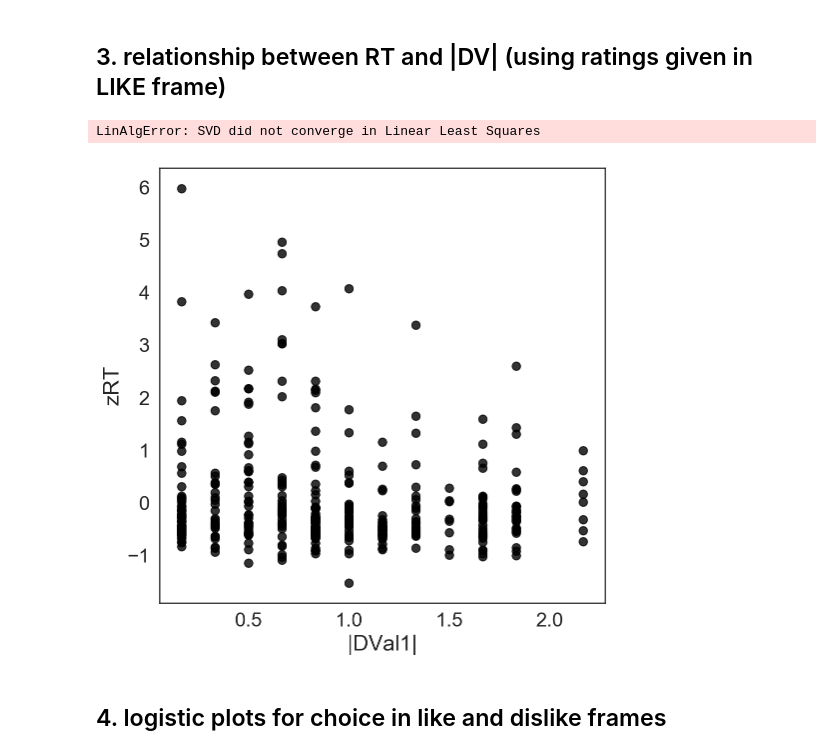
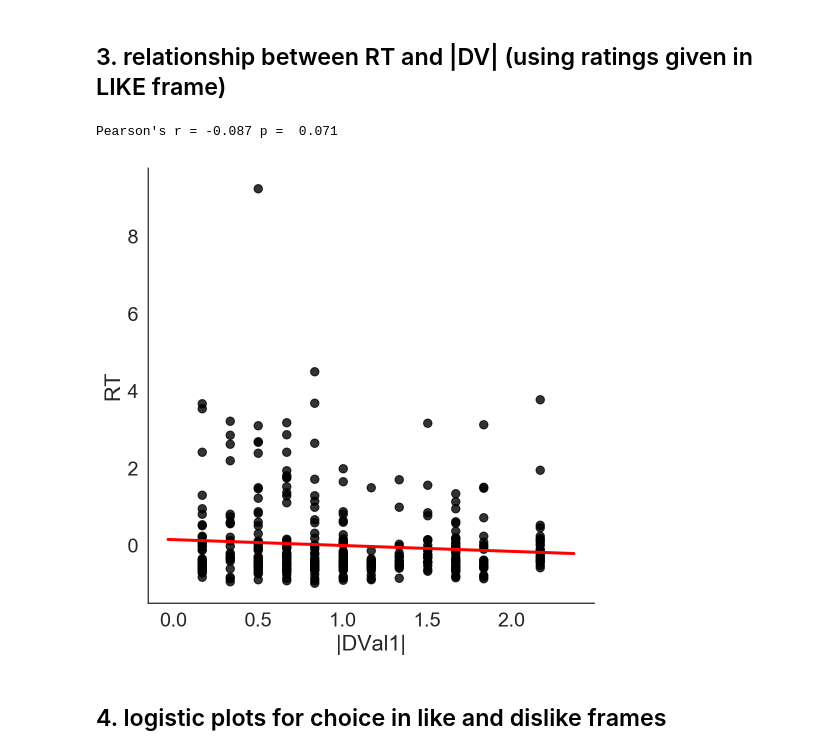
Before and after one commit to pradysepulveda/PFT_fMRI_2019, a Jupyter notebook: Pilots Pet Scanner/Analysis/Pilot_Choice_Analysis.ipynb, the cells around one changed output. Saved outputs shown, nothing was run; the diff lists cells and outputs as text; code cells hidden in the pictures.

Commit message:
new plots

```diff
--- a/Pilots Pet Scanner/Analysis/Pilot_Choice_Analysis.ipynb
+++ b/Pilots Pet Scanner/Analysis/Pilot_Choice_Analysis.ipynb
@@ -118,12 +117,12 @@ data_exp1["zRT"] = z_score1(data_exp1,'Part',"RT")
 Correct = []
 for i in range(len(data_exp1)):
     if data_exp1.frame[i] == 1:
-        if (data_exp1.choice[i] == 1 and (data_exp1.LRat1[i] < data_exp1.RRat1[i])) or (data_exp1.choice[i] == -1 and (data_exp1.LRat1[i] > data_exp1.RRat1[i])):
+        if (data_exp1.choice[i] == 1 and (data_exp1.LRat1[i] <= data_exp1.RRat1[i])) or (data_exp1.choice[i] == -1 and (data_exp1.LRat1[i] >= data_exp1.RRat1[i])):
             Correct.append(1)
         else:
             Correct.append(0)
     if data_exp1.frame[i] == 2:
-        if (data_exp1.choice[i] == 1 and (data_exp1.LRat1[i] > data_exp1.RRat1[i])) or (data_exp1.choice[i] == -1 and (data_exp1.LRat1[i] < data_exp1.RRat1[i])):
+        if (data_exp1.choice[i] == 1 and (data_exp1.LRat1[i] >= data_exp1.RRat1[i])) or (data_exp1.choice[i] == -1 and (data_exp1.LRat1[i] <= data_exp1.RRat1[i])):
             Correct.append(1)
         else:
             Correct.append(0)
@@ -135,12 +134,12 @@ data_exp1["correct1"] = Correct
 Correct = []
 for i in range(len(data_exp1)):
     if data_exp1.frame[i] == 1:
-        if (data_exp1.choice[i] == 1 and (data_exp1.LRat2[i] > data_exp1.RRat2[i])) or (data_exp1.choice[i] == -1 and (data_exp1.LRat2[i] < data_exp1.RRat2[i])):
+        if (data_exp1.choice[i] == 1 and (data_exp1.LRat2[i] >= data_exp1.RRat2[i])) or (data_exp1.choice[i] == -1 and (data_exp1.LRat2[i] <= data_exp1.RRat2[i])):
             Correct.append(1)
         else:
             Correct.append(0)
     if data_exp1.frame[i] == 2:
-        if (data_exp1.choice[i] == 1 and (data_exp1.LRat2[i] < data_exp1.RRat2[i])) or (data_exp1.choice[i] == -1 and (data_exp1.LRat2[i] > data_exp1.RRat2[i])):
+        if (data_exp1.choice[i] == 1 and (data_exp1.LRat2[i] <= data_exp1.RRat2[i])) or (data_exp1.choice[i] == -1 and (data_exp1.LRat2[i] >= data_exp1.RRat2[i])):
             Correct.append(1)
         else:
             Correct.append(0)
@@ -390,10 +396,10 @@ data_expD = data_exp1.loc[(data_exp1['frame'] == 2)] # 1 = Like, 2 = Dislike
 # %% [markdown]
 ## 3. relationship between RT and |DV| (using ratings given in LIKE frame)
 # %%
-corrPlotSimple(data_exp1, 'absDVal1','|DVal1|','zRT','zRT')
+corrPlotSimple(data_exp1, 'absDVal1','|DVal1|','zRT','RT')
 # %% [output]
-LinAlgError: SVD did not converge in Linear Least Squares
+Pearson's r = -0.087 p =  0.071
-[figure, old version]
+[figure, new version]
 # %% [markdown]
 ## 4. logistic plots for choice in like and dislike frames
 # %%
```
Also changed, not shown: parts of 21 cells of this notebook, 4 other files.
